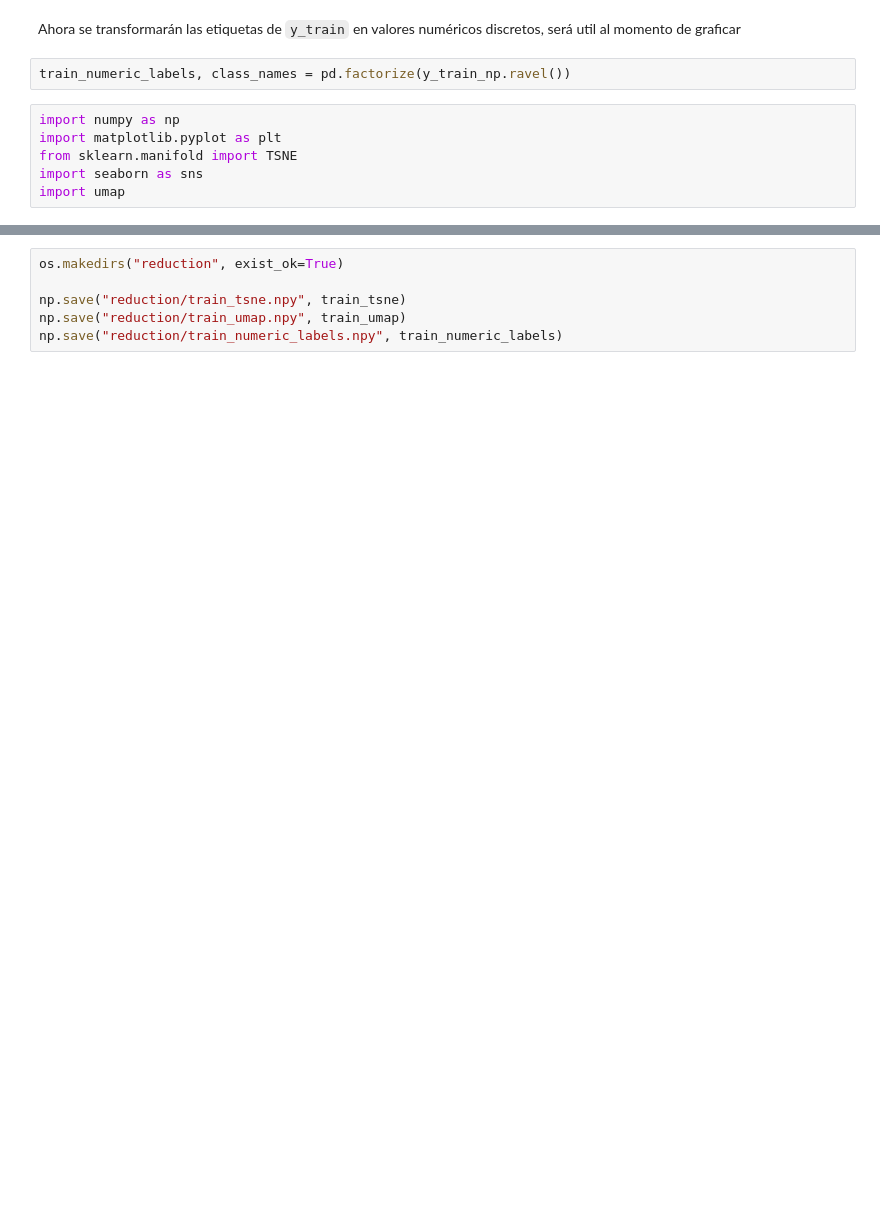
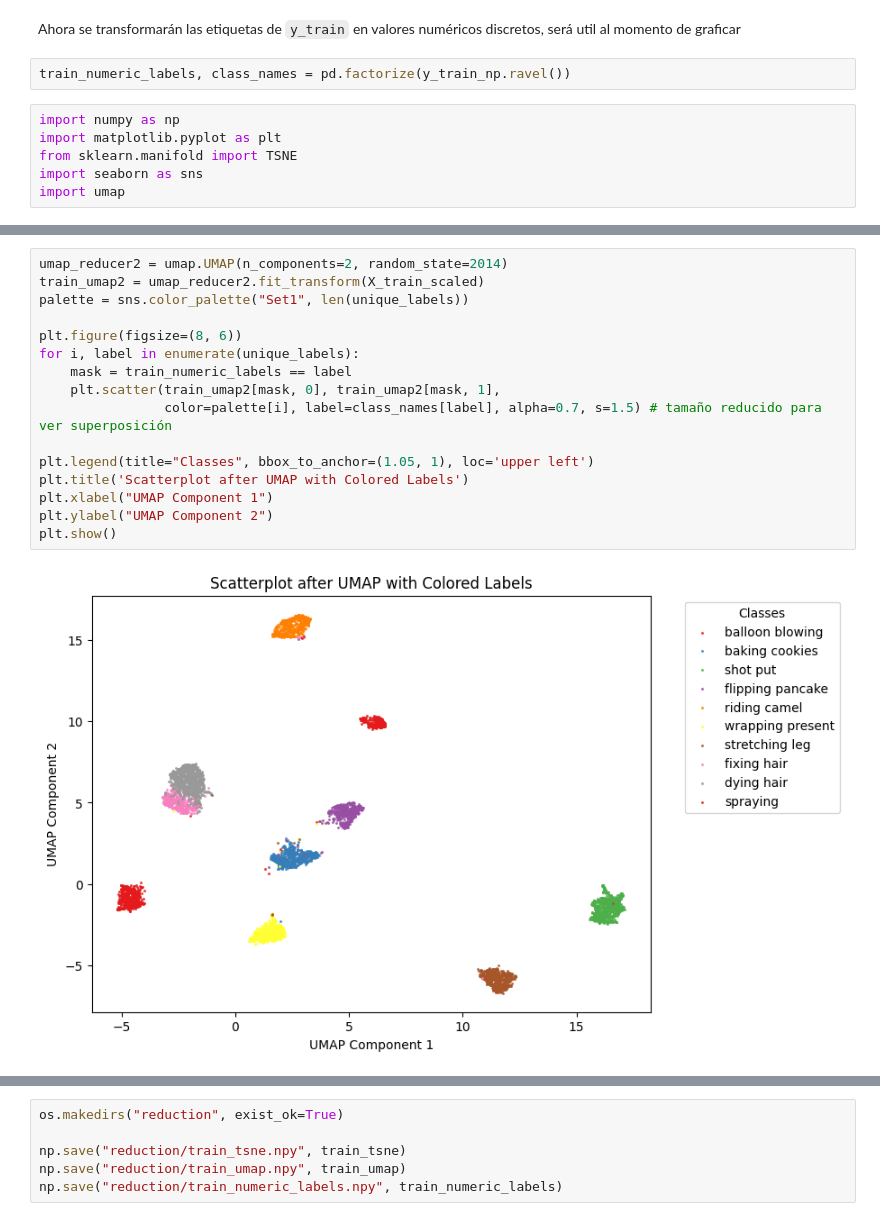
Before and after one commit to nayeli-guzman/clustering-human-activity, a Jupyter notebook: dimensionality-reduction.ipynb, the cells around one changed output, grey strips where cells are left out. Saved outputs shown, nothing was run; the diff lists cells and outputs as text; blank space fills up the shorter version.

```diff
--- a/dimensionality-reduction.ipynb
+++ b/dimensionality-reduction.ipynb
@@ -279,0 +306,18 @@ plt.show()
+# %%
+umap_reducer2 = umap.UMAP(n_components=2, random_state=2014)
+train_umap2 = umap_reducer2.fit_transform(X_train_scaled)
+palette = sns.color_palette("Set1", len(unique_labels))
+
+plt.figure(figsize=(8, 6))
+for i, label in enumerate(unique_labels):
+    mask = train_numeric_labels == label
+    plt.scatter(train_umap2[mask, 0], train_umap2[mask, 1],
+                color=palette[i], label=class_names[label], alpha=0.7, s=1.5) # tamaño reducido para ver superposición
+
+plt.legend(title="Classes", bbox_to_anchor=(1.05, 1), loc='upper left')
+plt.title('Scatterplot after UMAP with Colored Labels')
+plt.xlabel("UMAP Component 1")
+plt.ylabel("UMAP Component 2")
+plt.show()
+# %% [output]
+[figure, added]
```
Also changed, not shown: parts of 12 cells of this notebook, 14 other files.
